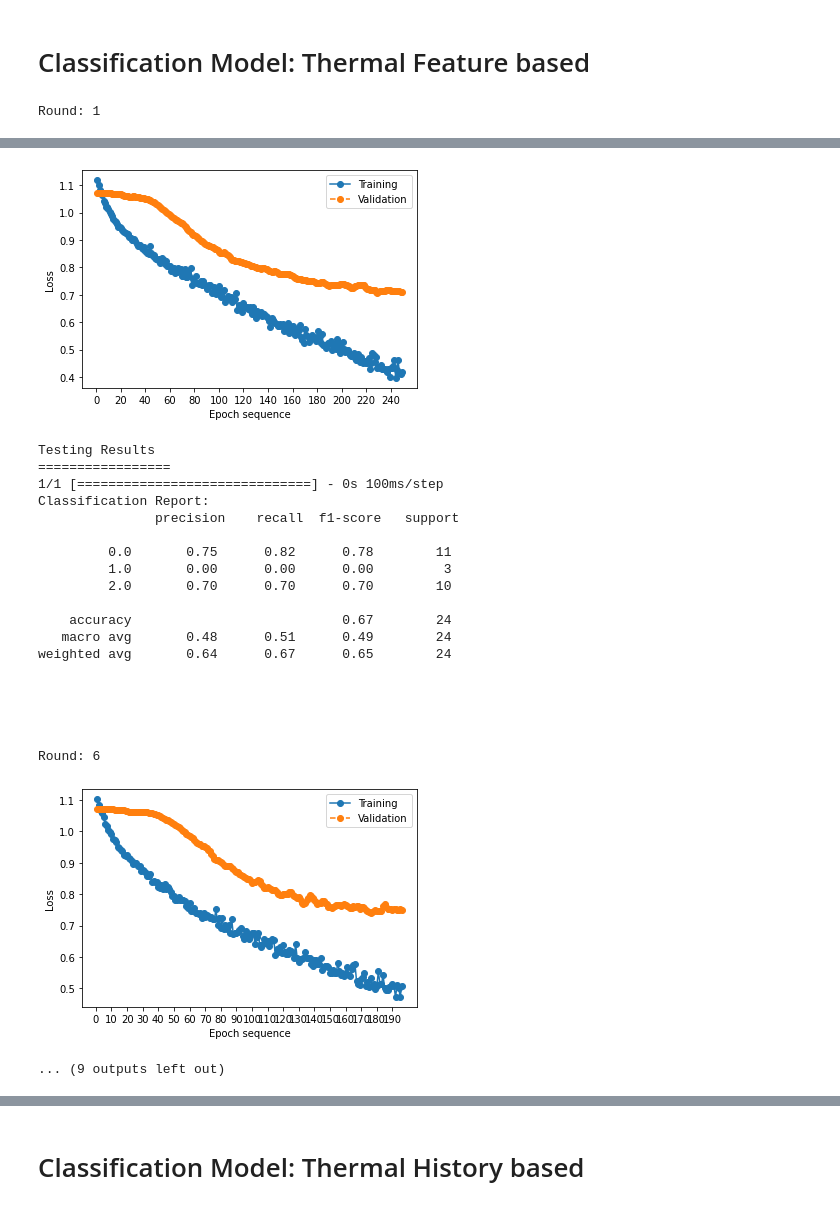
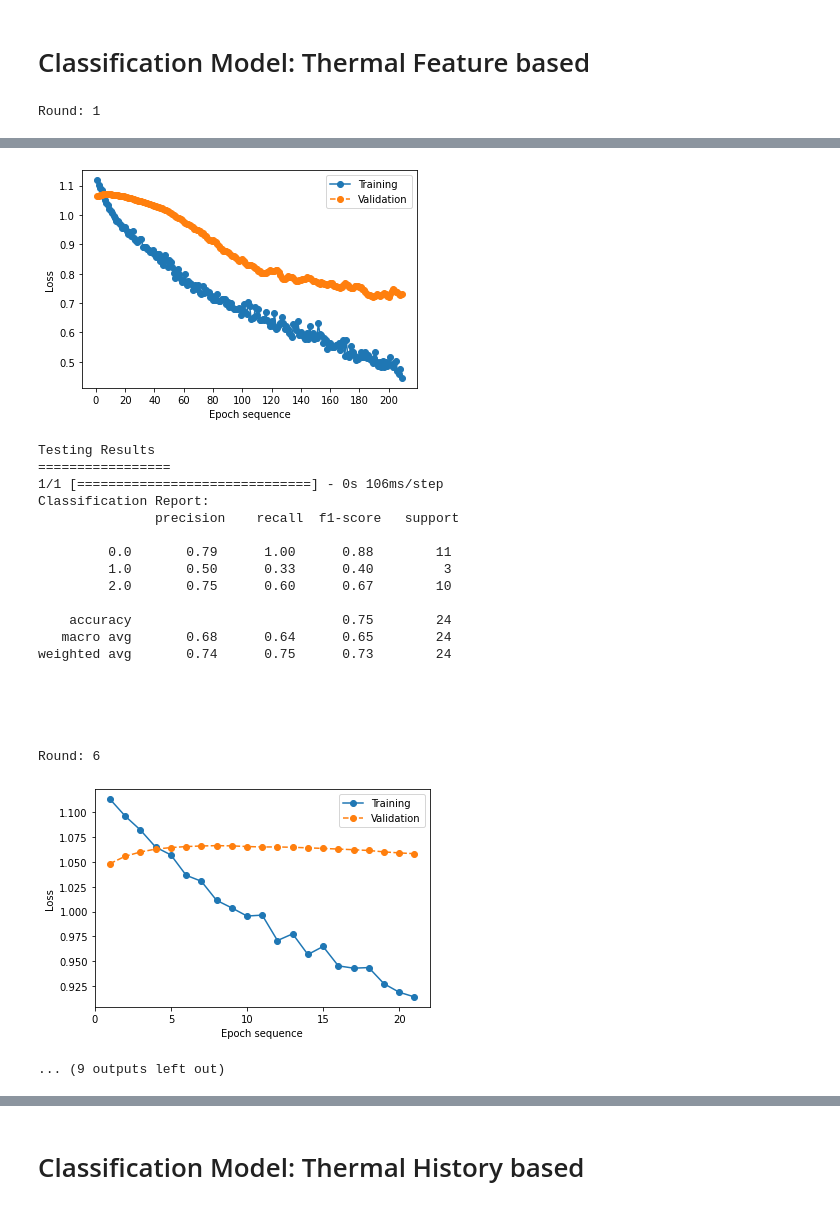
Before and after one commit to nazmulhasan202/WIP_NoteBooks, a Jupyter notebook: Classification of Porosity Level.ipynb, the cells around one changed output, grey strips where cells are left out. Cells and saved outputs as stored; diff of their text form; code cells hidden in the pictures.

Commit message:
Stratified validation split & f1 score results

```diff
--- a/Classification of Porosity Level.ipynb
+++ b/Classification of Porosity Level.ipynb
@@ -348,7 +348,7 @@ def get_classifier_model(X_train, classes_train):
 
   classifier_model = models.Sequential([
 
-      layers.SeparableConv2D(filters=2**5, kernel_size=2, padding = 'same', activation='relu', input_shape=(5, 30, X_train.shape[3])),
+      layers.SeparableConv2D(filters=2**5, kernel_size=2, padding = 'same', activation='relu', input_shape=(X_train.shape[1], X_train.shape[2], X_train.shape[3])),
       layers.MaxPooling2D(2),
       layers.BatchNormalization(),
 
@@ -386,9 +386,15 @@ def get_classifier_model(X_train, classes_train):
                 loss='SparseCategoricalCrossentropy',
                 metrics=['accuracy'])
 
+  X_train, X_val, classes_train, y_val = train_test_split(X_train, classes_train, test_size=0.2,
+                                                    random_state=42, stratify=classes_train)
   early_callbacks = keras.callbacks.EarlyStopping(monitor='val_loss', patience=20)
   classifier_training = classifier_model.fit(X_train, classes_train, epochs=500, batch_size=32, shuffle=True,
-            validation_split = 0.2, callbacks = early_callbacks, verbose=0)
+            validation_data=(X_val, y_val), callbacks = early_callbacks, verbose=0)
+
+  # early_callbacks = keras.callbacks.EarlyStopping(monitor='val_loss', patience=20)
+  # classifier_training = classifier_model.fit(X_train, classes_train, epochs=500, batch_size=32, shuffle=True,
+  #           validation_split = 0.2, callbacks = early_callbacks, verbose=0)
 
   # early_callbacks = keras.callbacks.EarlyStopping(monitor='loss', patience=20)
   # classifier_training = classifier_model.fit(X_train, classes_train, epochs=100, batch_size=16, shuffle=True, callbacks = early_callbacks, verbose=0)
@@ -474,15 +480,15 @@ def classification_results(string):
       except:
         continue
   classwise_results = np.array(filtered_string[0:15]).reshape(3,5)
-  accuracy =  filtered_string[15]
-  return classwise_results, accuracy
+  f1score =  filtered_string[19]
+  return classwise_results, f1score
 # %% [markdown]
 # Classification Model: Thermal Feature based
 # %%
 train_indexes_list = list(train_indexes_dictionary.keys())
 test_indexes_list = list(test_indexes_dictionary.keys())
-test_accuracy_list_TF = []
-train_accuracy_list = []
+test_f1score_list_TF = []
+train_f1score_list = []
 train_stacked_array = np.zeros((0, 5))
 test_stacked_array = np.zeros((0, 5))
 
@@ -505,15 +511,15 @@ for i in range(len(train_indexes_list)):
 
   # print('Training Results\n=================')
   # train_classification_results = get_classificaion_results(classifier_model,X_train,classes_train)
-  # train_classwise_results, train_accuracy = train_classification_results(train_classification_results)
+  # train_classwise_results, train_f1score = classification_results(train_classification_results)
   # train_stacked_array = np.vstack((train_stacked_array,train_classwise_results))
-  # train_accuracy_list.append(train_accuracy)
+  # train_f1score_list.append(train_f1score)
 
   print('Testing Results\n=================')
   test_classification_results = get_classificaion_results(classifier_model,X_test,classes_test)
-  test_classwise_results, test_accuracy = classification_results(test_classification_results)
+  test_classwise_results, test_f1score = classification_results(test_classification_results)
   test_stacked_array = np.vstack((test_stacked_array,test_classwise_results))
-  test_accuracy_list_TF.append(test_accuracy)
+  test_f1score_list_TF.append(test_f1score)
   print('\n\n')
 # %% [output]
 Round: 1
@@ -594,30 +600,30 @@ weighted avg       0.68      0.58      0.56        24
 
 
 
 
 
 Round: 5
-[figure, old version]
+[figure, new version]
 Testing Results
 =================
-1/1 [==============================] - 0s 100ms/step
+1/1 [==============================] - 0s 106ms/step
 Classification Report:
                precision    recall  f1-score   support
 
-         0.0       0.75      0.82      0.78        11
-         1.0       0.00      0.00      0.00         3
-         2.0       0.70      0.70      0.70        10
+         0.0       0.79      1.00      0.88        11
+         1.0       0.50      0.33      0.40         3
+         2.0       0.75      0.60      0.67        10
 
-    accuracy                           0.67        24
-   macro avg       0.48      0.51      0.49        24
-weighted avg       0.64      0.67      0.65        24
+    accuracy                           0.75        24
+   macro avg       0.68      0.64      0.65        24
+weighted avg       0.74      0.75      0.73        24
 
 
 
 
 
 Round: 6
-[figure, old version]
+[figure, new version]
 ... (9 outputs left out)
 # %%
 df_test_results = pd.DataFrame(test_stacked_array, columns=['class','precision','recall','f1-score','support'])
```
Also changed, not shown: parts of 14 cells of this notebook, 2 other files.
